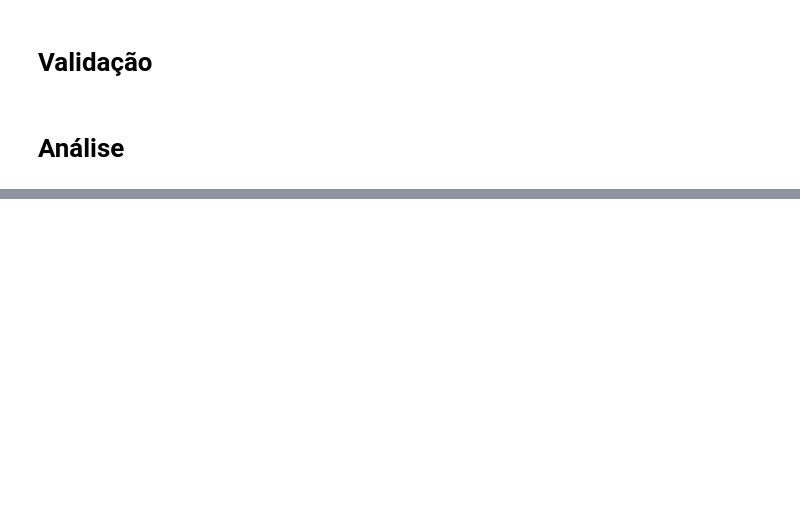
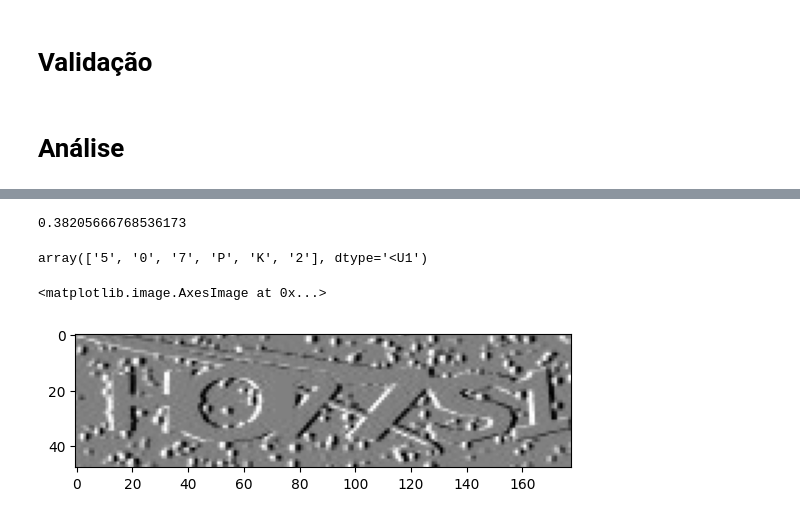
Before and after one commit to Samuel-Brisio/ufmg_icv_classificador, a Jupyter notebook: classificador_hog.ipynb, the cells around one changed output, grey strips where cells are left out. Saved outputs shown, nothing was run; the diff lists cells and outputs as text; code cells hidden in the pictures; blank space fills up the shorter version.

Commit message:
feat: validacao + hog

```diff
--- a/classificador_hog.ipynb
+++ b/classificador_hog.ipynb
@@ -339,0 +297,18 @@ createAnalitic(predict, labels)
+# %%
+a = (predict == labels).sum() / predict.size
+a**6
+# %% [output]
+0.38205666768536173
+# %%
+feat = hogCaptcha('./CAPTCHA-10k/validacao/008003.jpg')
+clf.predict(feat)
+# %% [output]
+array(['5', '0', '7', 'P', 'K', '2'], dtype='<U1')
+# %%
+img = cv.imread('./CAPTCHA-10k/validacao/008006.jpg', cv.IMREAD_GRAYSCALE)
+
+
+plt.imshow(dx(img), cmap='gray')
+# %% [output]
+<matplotlib.image.AxesImage at 0x...>
+[figure, added]
```
Also changed, not shown: parts of 9 cells of this notebook.
